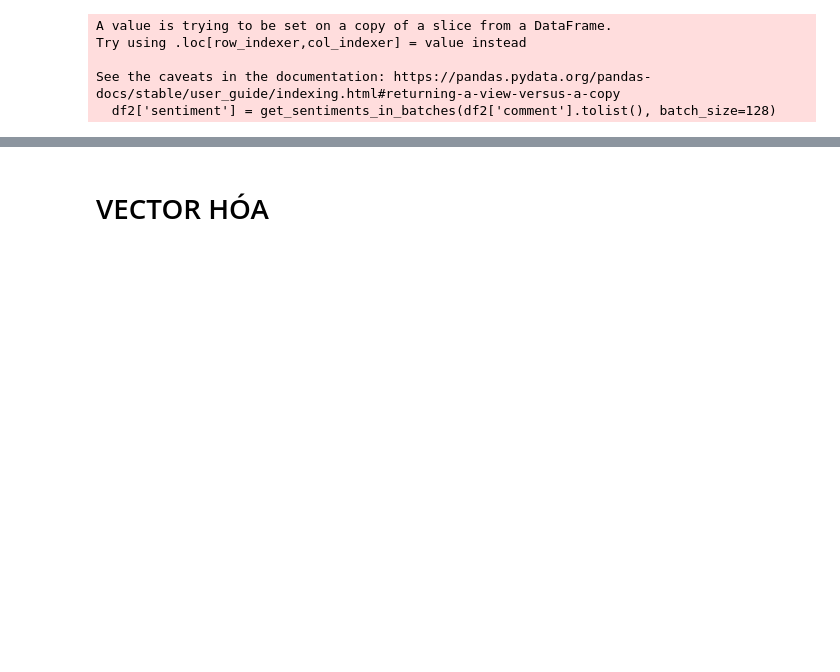
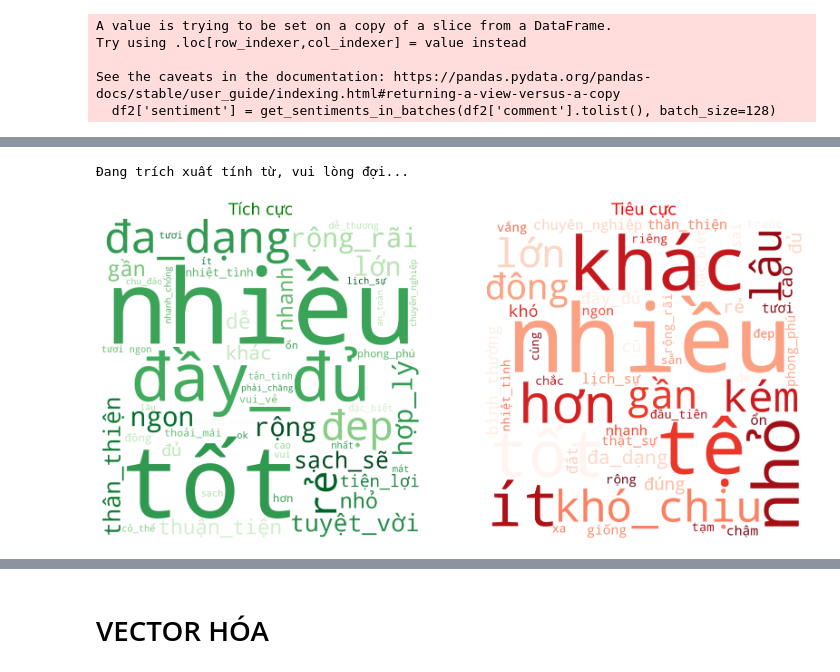
Before and after one commit to voquangkhai2003/NLP-Sentiment-Analysis-Project, a Jupyter notebook: Code NLP.ipynb, the cells around one changed output, grey strips where cells are left out. Cells and saved outputs as stored; diff of their text form; code cells hidden in the pictures; blank space fills up the shorter version.

```diff
--- a/Code NLP.ipynb
+++ b/Code NLP.ipynb
@@ -234,3 +264,39 @@ df2
+# %%
+from pyvi import ViPosTagger, ViTokenizer
+
+def extract_adjectives(text):
+    # Tách từ và gán nhãn loại từ
+    tokens = ViPosTagger.postagging(ViTokenizer.tokenize(str(text)))
+    # tokens[0] là danh sách từ, tokens[1] là danh sách nhãn (A, V, N,...)
+    adjectives = [word for word, tag in zip(tokens[0], tokens[1]) if tag == 'A']
+    return " ".join(adjectives)
+
+# 1. Lọc lấy tính từ cho từng nhóm (có thể mất một chút thời gian nếu dữ liệu lớn)
+print("Đang trích xuất tính từ, vui lòng đợi...")
+pos_adj_text = " ".join(df2[df2['sentiment'] == 'Tích cực']['comment'].apply(extract_adjectives))
+neg_adj_text = " ".join(df2[df2['sentiment'] == 'Tiêu cực']['comment'].apply(extract_adjectives))
+
+# 2. Vẽ Word Cloud từ danh sách tính từ này
+wc_params = {'width': 800, 'height': 800, 'background_color': 'white', 'max_words': 50}
+
+wordcloud_pos = WordCloud(**wc_params, colormap='Greens').generate(pos_adj_text)
+wordcloud_neg = WordCloud(**wc_params, colormap='Reds').generate(neg_adj_text)
+
+# 3. Hiển thị
+plt.figure(figsize=(20, 10))
+plt.subplot(1, 2, 1)
+plt.imshow(wordcloud_pos)
+plt.title("Tích cực", fontsize=25, color='green')
+plt.axis("off")
+
+plt.subplot(1, 2, 2)
+plt.imshow(wordcloud_neg)
+plt.title("Tiêu cực", fontsize=25, color='red')
+plt.axis("off")
+plt.show()
+# %% [output]
+Đang trích xuất tính từ, vui lòng đợi...
+[figure, added]
 # %%
 df2.loc[:, "length"] = df2["comment"].str.len()
 
```
Also changed, not shown: parts of 11 cells of this notebook, 6 other files.
